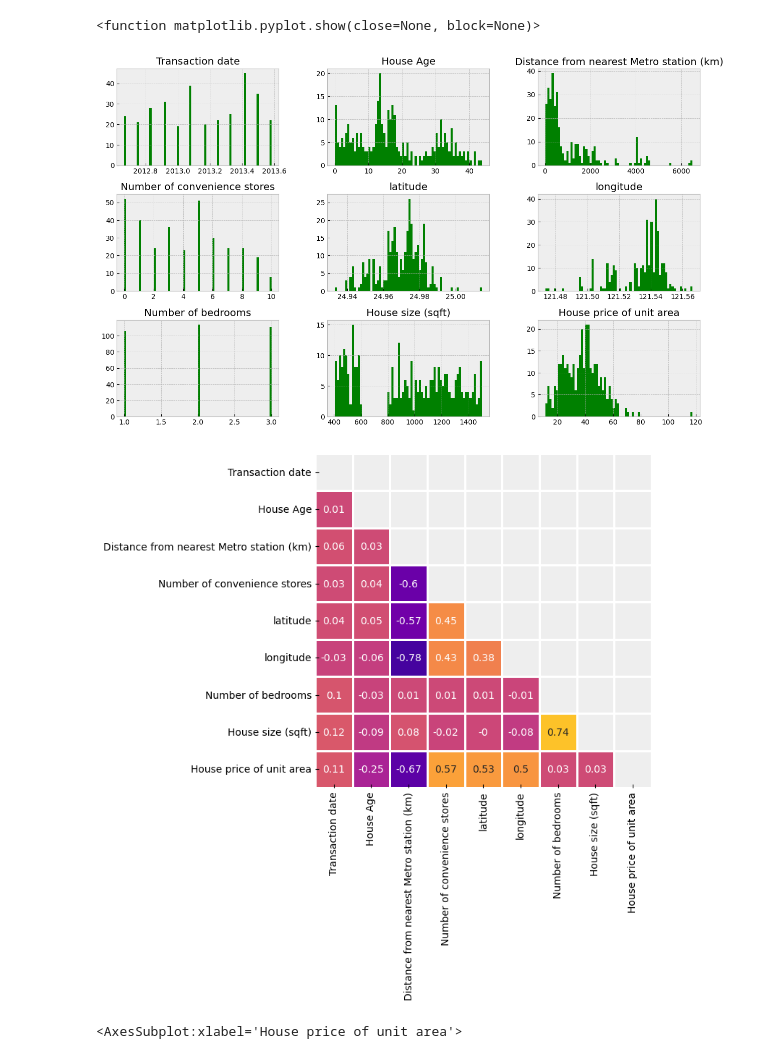
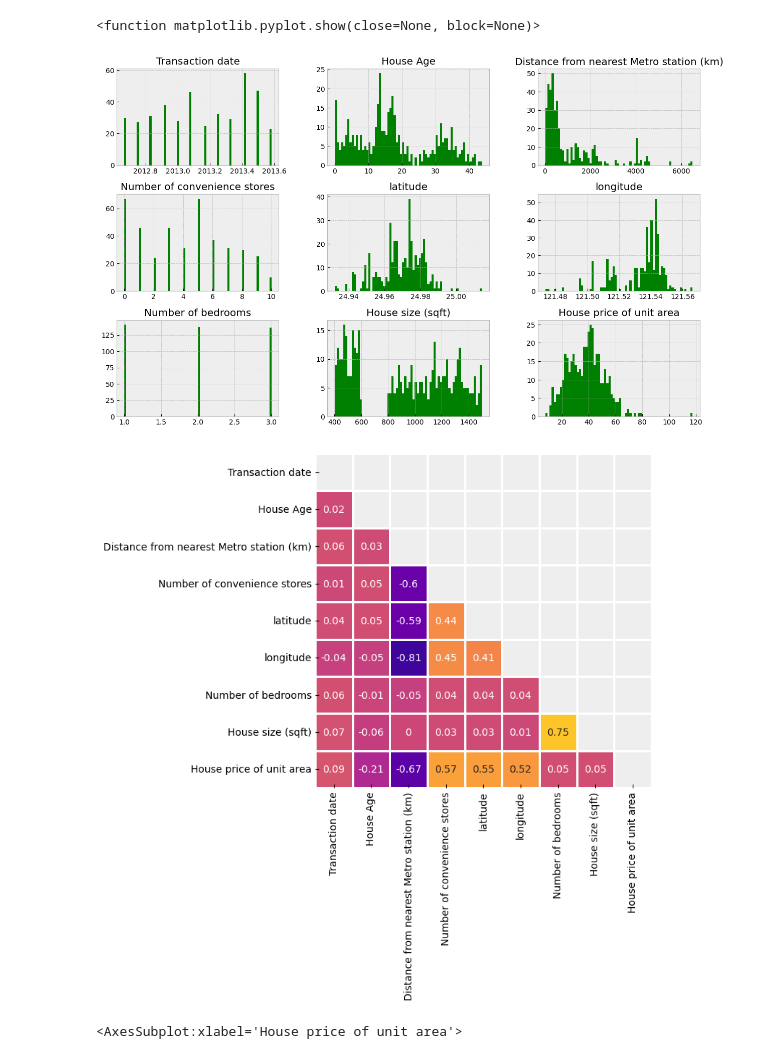
Before and after one commit to panwarcal/house-price-pred, a Jupyter notebook: ml.ipynb, the cells around one changed output. Saved outputs shown, nothing was run; the diff lists cells and outputs as text; code cells hidden in the pictures.

```diff
--- a/ml.ipynb
+++ b/ml.ipynb
@@ -60,9 +56,9 @@ X_train, X_test = train_test_split(house, test_size=0.2, random_state=48)
 # %%
-X_train.hist(bins=70, figsize=(15,9), color='green')
+house.hist(bins=70, figsize=(15,9), color='green')
 plt.show
 # %% [output]
 <function matplotlib.pyplot.show(close=None, block=None)>
-[figure, old version]
+[figure, new version]
 # %%
 def corrMat(house, id=False):
     corr_mat = house.corr().round(2)
@@ -72,9 +68,9 @@ def corrMat(house, id=False):
     sns.heatmap(corr_mat, mask=mask, vmin=-1, vmax=1, center=0,\
         cmap='plasma', square=False, lw=1, annot=True, cbar=False)
 plt.show()
-corrMat(X_train)
+corrMat(house)
 # %% [output]
-[figure, old version]
+[figure, new version]
 # %%
 sns.violinplot(x=house['House price of unit area'], inner="quartile", color="#36B37E")
 # %% [output]
```
Also changed, not shown: parts of 16 cells of this notebook.
